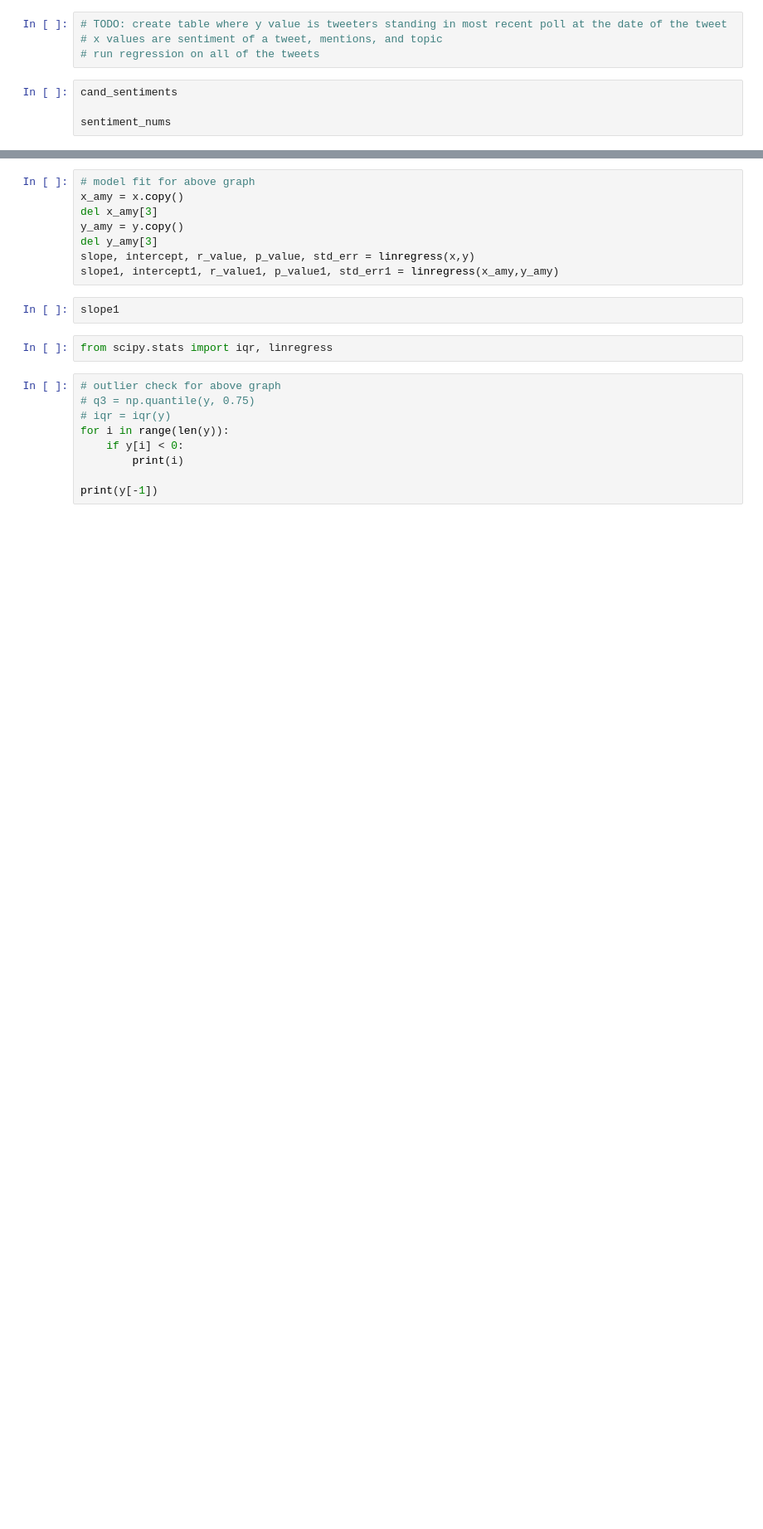
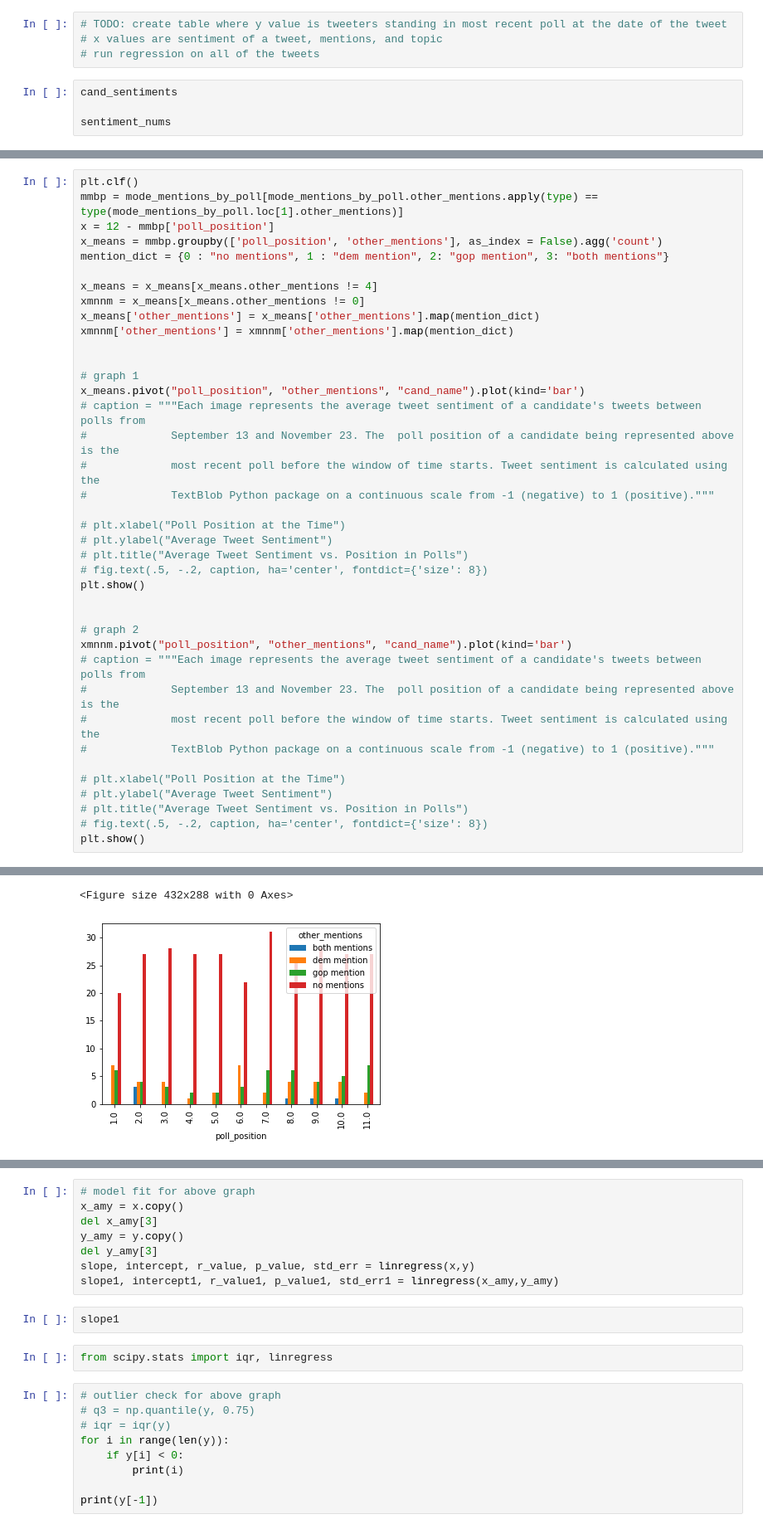
Before and after one commit to pmohamma/political_tweet_analysis, a Jupyter notebook: tweet_setup.ipynb, the cells around one changed output, grey strips where cells are left out. Shown: that part at 83% size. Drawn from its saved outputs; the diff is of its cells as text; blank space fills up the shorter version.

```diff
--- a/tweet_setup.ipynb
+++ b/tweet_setup.ipynb
@@ -293,0 +370,40 @@ plt.savefig('my_figure_with_best_fit.pdf', bbox_inches='tight', dpi=400)
+# %%
+plt.clf()
+mmbp = mode_mentions_by_poll[mode_mentions_by_poll.other_mentions.apply(type) == type(mode_mentions_by_poll.loc[1].other_mentions)]
+x = 12 - mmbp['poll_position']
+x_means = mmbp.groupby(['poll_position', 'other_mentions'], as_index = False).agg('count')
+mention_dict = {0 : "no mentions", 1 : "dem mention", 2: "gop mention", 3: "both mentions"}
+
+x_means = x_means[x_means.other_mentions != 4]
+xmnnm = x_means[x_means.other_mentions != 0]
+x_means['other_mentions'] = x_means['other_mentions'].map(mention_dict)
+xmnnm['other_mentions'] = xmnnm['other_mentions'].map(mention_dict)
+
+
+# graph 1
+x_means.pivot("poll_position", "other_mentions", "cand_name").plot(kind='bar')
+# caption = """Each image represents the average tweet sentiment of a candidate's tweets between polls from
+#             September 13 and November 23. The  poll position of a candidate being represented above is the
+#             most recent poll before the window of time starts. Tweet sentiment is calculated using the
+#             TextBlob Python package on a continuous scale from -1 (negative) to 1 (positive)."""
+
+# plt.xlabel("Poll Position at the Time")
+# plt.ylabel("Average Tweet Sentiment")
+# plt.title("Average Tweet Sentiment vs. Position in Polls")
+# fig.text(.5, -.2, caption, ha='center', fontdict={'size': 8})
+plt.show()
+
+
+# graph 2
+xmnnm.pivot("poll_position", "other_mentions", "cand_name").plot(kind='bar')
+# caption = """Each image represents the average tweet sentiment of a candidate's tweets between polls from
+#             September 13 and November 23. The  poll position of a candidate being represented above is the
+#             most recent poll before the window of time starts. Tweet sentiment is calculated using the
+#             TextBlob Python package on a continuous scale from -1 (negative) to 1 (positive)."""
+
+# plt.xlabel("Poll Position at the Time")
+# plt.ylabel("Average Tweet Sentiment")
+# plt.title("Average Tweet Sentiment vs. Position in Polls")
+# fig.text(.5, -.2, caption, ha='center', fontdict={'size': 8})
+plt.show()
+# %% [output]
@@ -293,0 +415,2 @@ plt.savefig('my_figure_with_best_fit.pdf', bbox_inches='tight', dpi=400)
+<Figure size 432x288 with 0 Axes>
+[figure, added]
```
Also changed, not shown: parts of 16 cells of this notebook, 4 other files.
